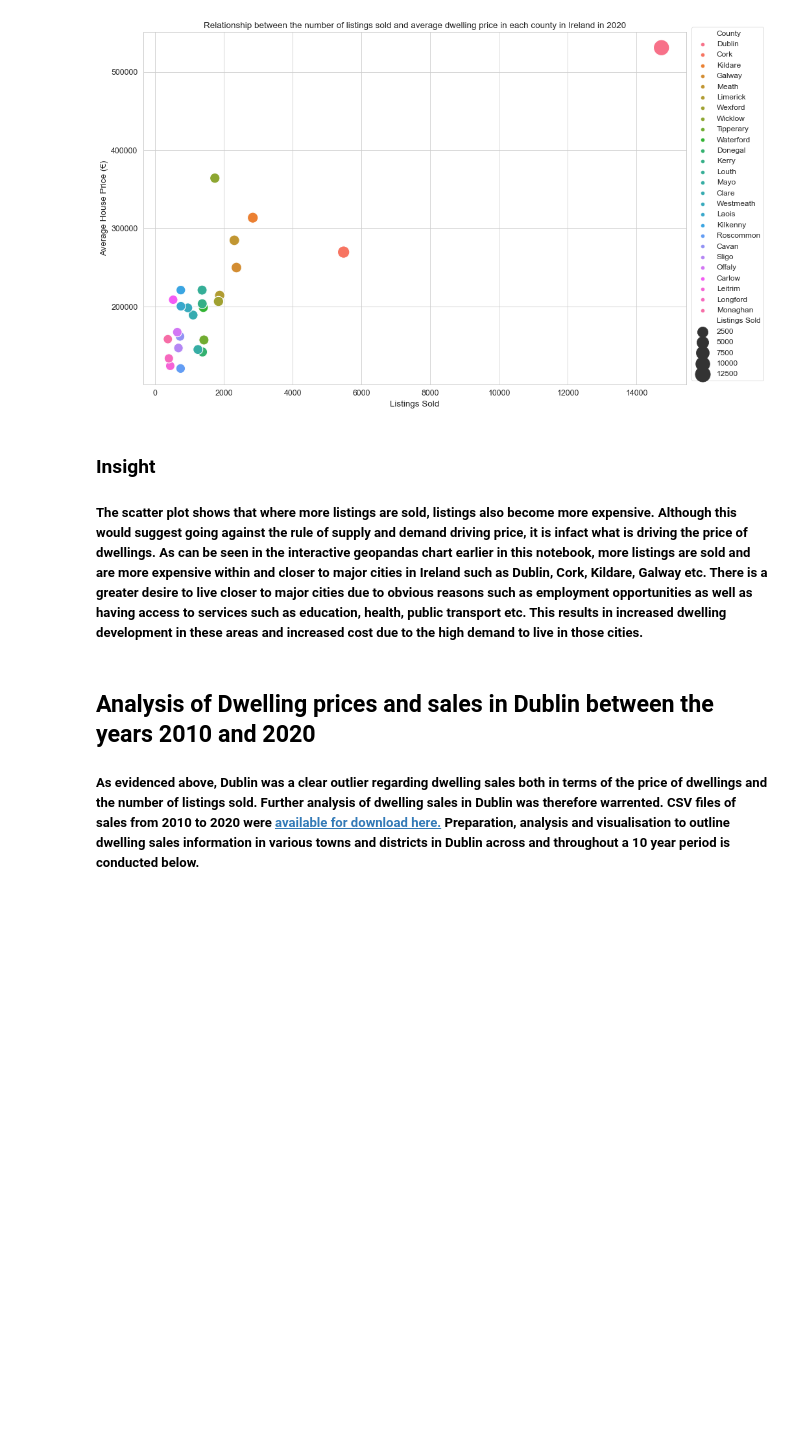
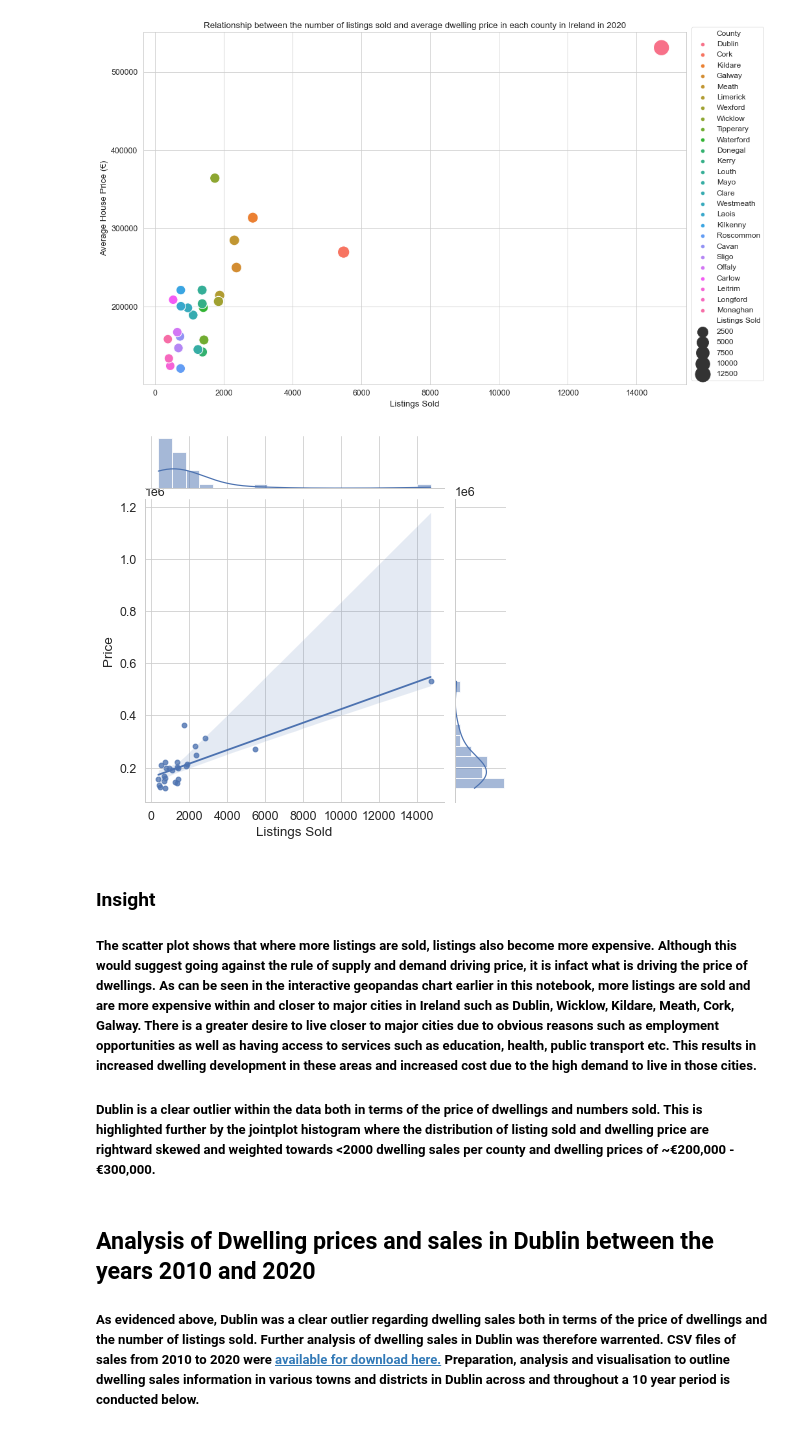
Before and after one commit to CraigDowling/Project, a Jupyter notebook: UCDPA_craigdowlingproject.ipynb, the cells around one changed output. Saved outputs shown, nothing was run; the diff lists cells and outputs as text; code cells hidden in the pictures; blank space fills up the shorter version.

```diff
--- a/UCDPA_craigdowlingproject.ipynb
+++ b/UCDPA_craigdowlingproject.ipynb
@@ -415,9 +445,19 @@ sp.legend(bbox_to_anchor=(1.15, 0), loc='lower right', fontsize=12)
 plt.show()
 # %% [output]
 [figure]
+# %%
+#Plotting the seaborn joint plot.
+jp = sns.jointplot(x="Listings Sold", y="Price", data=listings_sold_county, kind='reg')
+
+#Printing the scatter plot.
+plt.show()
+# %% [output]
+[figure, added]
 # %% [markdown]
 ### Insight
-##### The scatter plot shows that where more listings are sold, listings also become more expensive. Although this would suggest going against the rule of supply and demand driving price, it is infact what is driving the price of dwellings. As can be seen in the interactive geopandas chart earlier in this notebook, more listings are sold and are more expensive within and closer to major cities in Ireland such as Dublin, Cork, Kildare, Galway etc. There is a greater desire to live closer to major cities due to obvious reasons such as employment opportunities as well as having access to services such as education, health, public transport etc. This results in increased dwelling development in these areas and increased cost due to the high demand to live in those cities.
+##### The scatter plot shows that where more listings are sold, listings also become more expensive. Although this would suggest going against the rule of supply and demand driving price, it is infact what is driving the price of dwellings. As can be seen in the interactive geopandas chart earlier in this notebook, more listings are sold and are more expensive within and closer to major cities in Ireland such as Dublin, Wicklow, Kildare, Meath, Cork, Galway. There is a greater desire to live closer to major cities due to obvious reasons such as employment opportunities as well as having access to services such as education, health, public transport etc. This results in increased dwelling development in these areas and increased cost due to the high demand to live in those cities.
+
+##### Dublin is a clear outlier within the data both in terms of the price of dwellings and numbers sold. This is highlighted further by the jointplot histogram where the distribution of listing sold and dwelling price are rightward skewed and weighted towards <2000 dwelling sales per county and dwelling prices of ~€200,000 - €300,000.
 # %% [markdown]
 ## Analysis of Dwelling prices and sales in Dublin between the years 2010 and 2020
 
```
Also changed, not shown: parts of 29 cells of this notebook.
